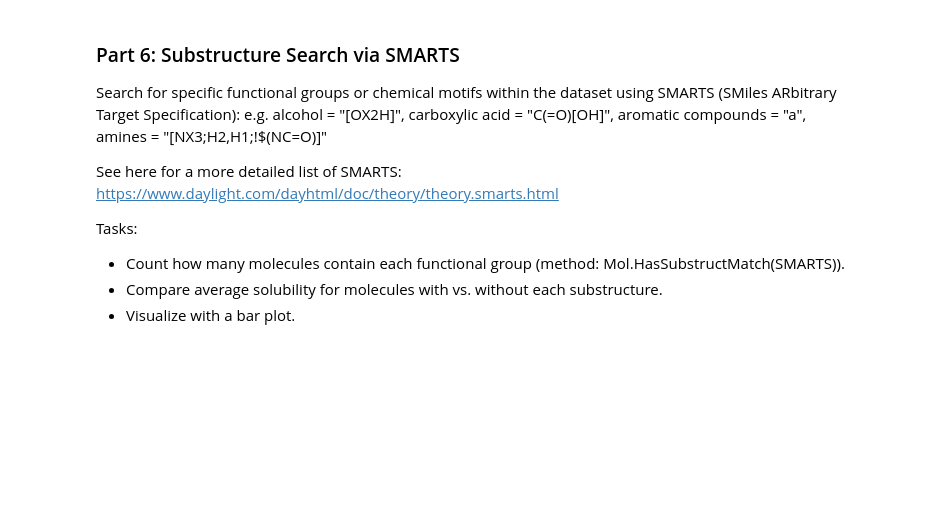
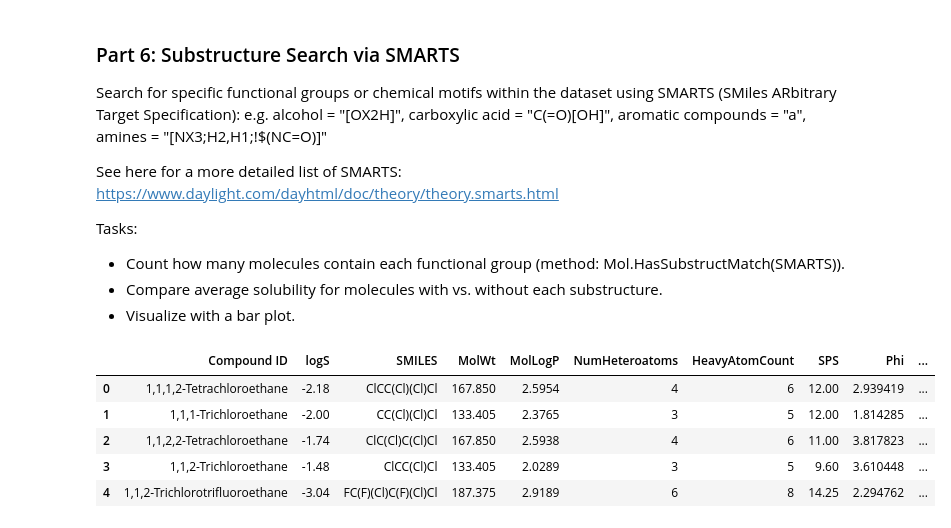
Before and after one commit to DSoeldi/DSA103, a Jupyter notebook: LifeScienceData/lecture13/RDKIt_Workshop.ipynb, the cells around one changed output. Saved outputs shown, nothing was run; the diff lists cells and outputs as text; code cells hidden in the pictures; blank space fills up the shorter version.

```diff
--- a/LifeScienceData/lecture13/RDKIt_Workshop.ipynb
+++ b/LifeScienceData/lecture13/RDKIt_Workshop.ipynb
@@ -145,4 +167,15 @@ Create fingerprints from the SMILES and add them to the dataframe.
 # %%
 from rdkit.Chem import rdFingerprintGenerator, DataStructs
 
-# use e.g. the morgan FPG: mfpgen = rdFingerprintGenerator.GetMorganGenerator(radius=2,fpSize=2048)
+# use e.g. the morgan FPG:
+mfpgen = rdFingerprintGenerator.GetMorganGenerator(radius=2,fpSize=2048)
+df['fingerprint'] = df["SMILES"].apply(lambda s: mfpgen.GetFingerprint(Chem.MolFromSmiles(s)))
+# df.head()
+
+def mol2fp(smiles):
+    mol = Chem.MolFromSmiles(smiles)
+    mfpgen = rdFingerprintGenerator.GetMorganGenerator(radius=2, fpSize=2048)
+    return mfpgen.GetFingerprint(mol)
+
+smiles_list = df["SMILES"].to_list()
+smiles_list
@@ -149,7 +200,11 @@ from rdkit.Chem import rdFingerprintGenerator, DataStructs
 # %% [markdown]
 Calculate the Tanimoto similarity of the molecules in the dataframe in comparison to a molecule of your choice (e.g. caffeine, aniline, ethanol).
 # %%
-query_fp = mol2fp("CN1C=NC2=C1C(=O)N(C(=O)N2C)C")
+query_fp = mol2fp("CN1C=NC2=C1C(=O)N(C(=O)N2C)C") # caffeine
+query_fp = mol2fp("Nc1ccccc1") # anillin
+query_fp = mol2fp("OCC") # Ethanol
+
+
 print(query_fp)
 
 df["similarity"] = df["fingerprint"].apply(lambda fp: DataStructs.TanimotoSimilarity(fp, query_fp))
@@ -202,8 +301,26 @@ Tasks:
 # %%
 from rdkit import Chem
 
 patterns = {
     "Hydroxyl": Chem.MolFromSmarts("[OX2H]"),
+    "Carboxylic Acid": Chem.MolFromSmarts("C(=O)[OH]")
 }
+
+
+def has_substructure(smiles, patt):
+    mol = Chem.MolFromSmiles(smiles)
+    return mol.HasSubstructMatch(patt)
+
+for name, patt in patterns.items():
+    df[name] = df["SMILES"].apply(lambda s: has_substructure(s, patt))
+
+df.head()
+# %% [output]
+|  | Compound ID | logS | SMILES | MolWt | MolLogP | NumHeteroatoms | HeavyAtomCount | SPS | Phi | ... |
+| 0 | 1,1,1,2-Tetrachloroethane | -2.18 | ClCC(Cl)(Cl)Cl | 167.850 | 2.5954 | 4 | 6 | 12.00 | 2.939419 | ... |
+| 1 | 1,1,1-Trichloroethane | -2.00 | CC(Cl)(Cl)Cl | 133.405 | 2.3765 | 3 | 5 | 12.00 | 1.814285 | ... |
+| 2 | 1,1,2,2-Tetrachloroethane | -1.74 | ClC(Cl)C(Cl)Cl | 167.850 | 2.5938 | 4 | 6 | 11.00 | 3.817823 | ... |
+| 3 | 1,1,2-Trichloroethane | -1.48 | ClCC(Cl)Cl | 133.405 | 2.0289 | 3 | 5 | 9.60 | 3.610448 | ... |
+| 4 | 1,1,2-Trichlorotrifluoroethane | -3.04 | FC(F)(Cl)C(F)(Cl)Cl | 187.375 | 2.9189 | 6 | 8 | 14.25 | 2.294762 | ... |
 # %%
 df[list(patterns.keys())].sum()
```
Also changed, not shown: parts of 13 cells of this notebook.
